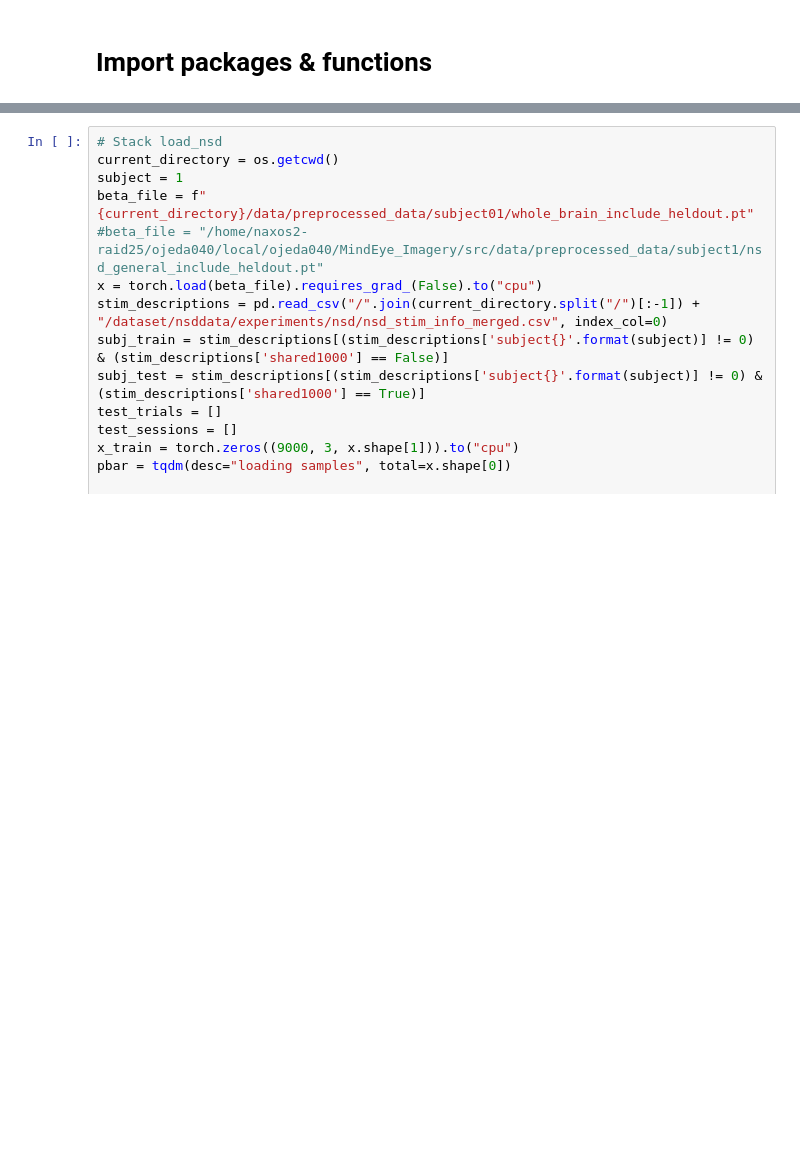
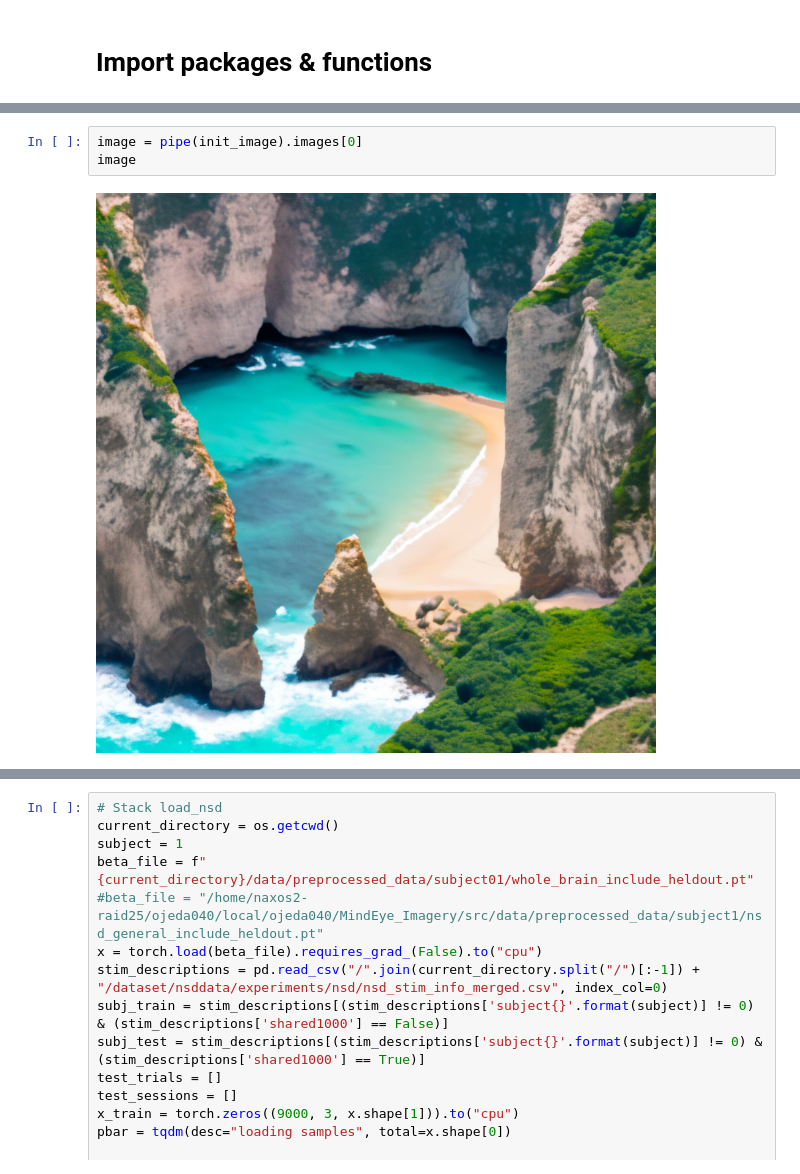
Before and after one commit to MedARC-AI/MindEye_Imagery, a Jupyter notebook: src/snr_threshold_experiment.ipynb, the cells around one changed output, grey strips where cells are left out. Cells and saved outputs as stored; diff of their text form; blank space fills up the shorter version.

```diff
--- a/src/snr_threshold_experiment.ipynb
+++ b/src/snr_threshold_experiment.ipynb
@@ -50,0 +140,5 @@ torch.Size([30000, 3931])
+# %%
+image = pipe(init_image).images[0]
+image
+# %% [output]
+[figure, added]
```
Also changed, not shown: parts of 8 cells of this notebook, 59 other files.
